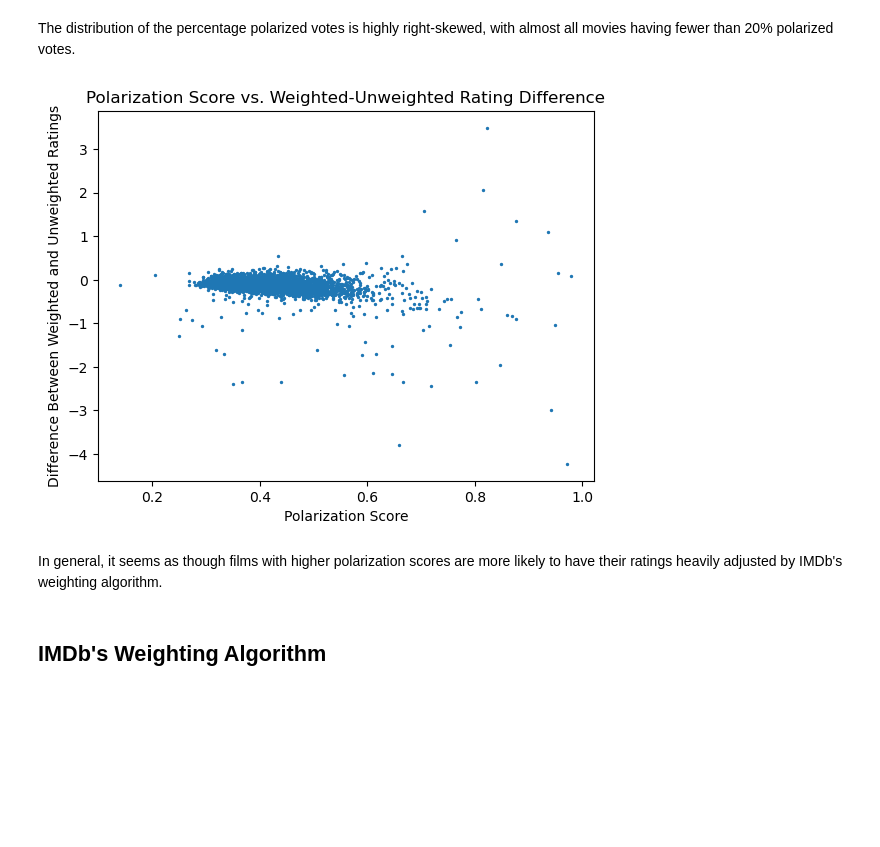
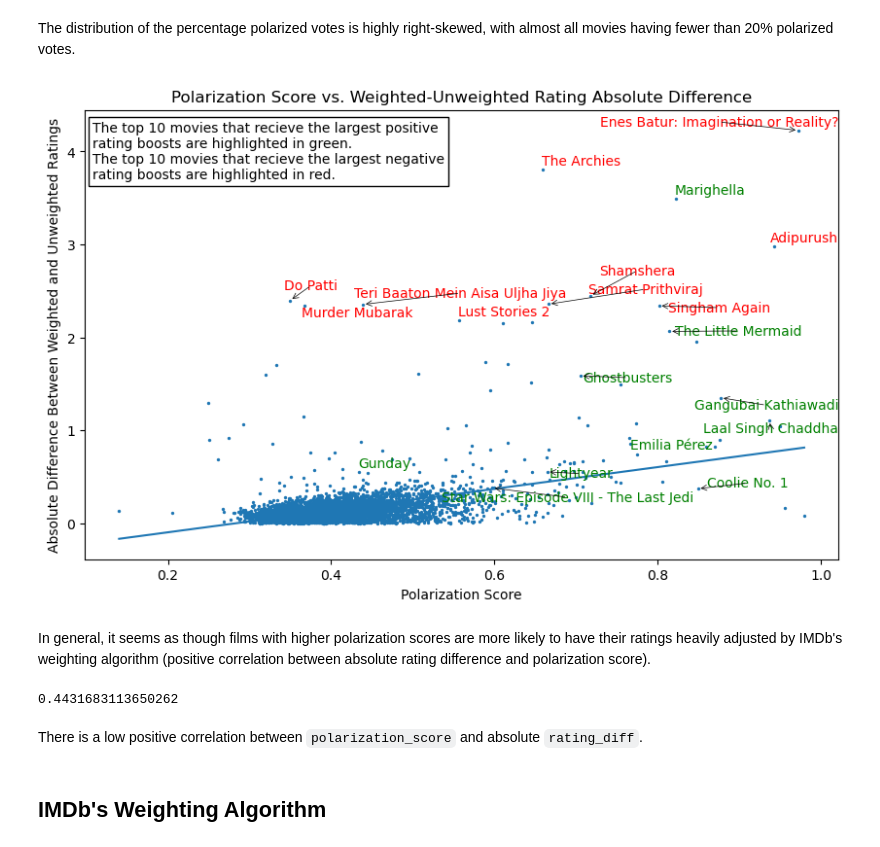
Before and after one commit to kaijchang/cmpu250-project-group-1, a Jupyter notebook: preliminary_report/preliminary_report.ipynb, the cells around one changed output. Cells and saved outputs as stored; diff of their text form; code cells hidden in the pictures; blank space fills up the shorter version.

```diff
--- a/preliminary_report/preliminary_report.ipynb
+++ b/preliminary_report/preliminary_report.ipynb
@@ -201,16 +208,42 @@ plt.show()
 [figure]
 # %% [markdown]
 The distribution of the percentage polarized votes is highly right-skewed, with almost all movies having fewer than 20% polarized votes.
-# %%
-plt.scatter(movies['polarization_score'], movies['rating_diff'], s=2)
-plt.ylabel('Difference Between Weighted and Unweighted Ratings')
-plt.xlabel('Polarization Score')
-plt.title('Polarization Score vs. Weighted-Unweighted Rating Difference')
-plt.show()
-# %% [output]
-[figure, removed]
+# %%
+fig, ax = plt.subplots(figsize=(10, 6))
+ax.scatter(movies['polarization_score'], movies['rating_diff'].abs(), s=2)
+
+texts = []
+for i, movie in enumerate(sorted_movies.tail(10).itertuples()):
+    texts.append(ax.text(movie.polarization_score, abs(movie.rating_diff), movie.title, color='green'))
+
+for i, movie in enumerate(sorted_movies.head(10).itertuples()):
+    texts.append(ax.text(movie.polarization_score, abs(movie.rating_diff), movie.title, color='red'))
+
+
+adjust_text(texts, autoalign='xy',
+            expand_points=(1.2, 1.2),
+            arrowprops=dict(arrowstyle="->", color='black', lw=0.5))
+
+text_str = 'The top 10 movies that recieve the largest positive\nrating boosts are highlighted in green.\nThe top 10 movies that recieve the largest negative\nrating boosts are highlighted in red.'
+props = dict(boxstyle='square', facecolor='white')
+ax.text(0.01, 0.975, text_str, transform=ax.transAxes, fontsize=10,
+        verticalalignment='top', horizontalalignment='left', bbox=props)
+
+ax.plot(np.unique(movies['polarization_score']), np.poly1d(np.polyfit(movies['polarization_score'], movies['rating_diff'].abs(), 1))(np.unique(movies['polarization_score'])))
+plt.ylabel('Absolute Difference Between Weighted and Unweighted Ratings')
+plt.xlabel('Polarization Score')
+plt.title('Polarization Score vs. Weighted-Unweighted Rating Absolute Difference')
+plt.show()
+# %% [output]
+[figure, added]
 # %% [markdown]
-In general, it seems as though films with higher polarization scores are more likely to have their ratings heavily adjusted by IMDb's weighting algorithm.
+In general, it seems as though films with higher polarization scores are more likely to have their ratings heavily adjusted by IMDb's weighting algorithm (positive correlation between absolute rating difference and polarization score).
+# %%
+movies['polarization_score'].corr(movies['rating_diff'].abs())
+# %% [output]
+0.4431683113650262
+# %% [markdown]
+There is a low positive correlation between `polarization_score` and absolute `rating_diff`.
 # %% [markdown]
 ## IMDb's Weighting Algorithm
 # %%
```
Also changed, not shown: parts of 17 cells of this notebook.
